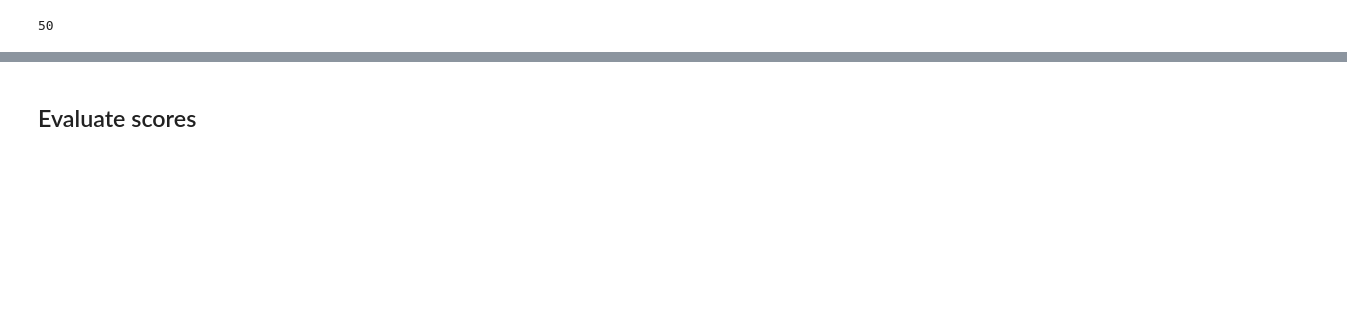
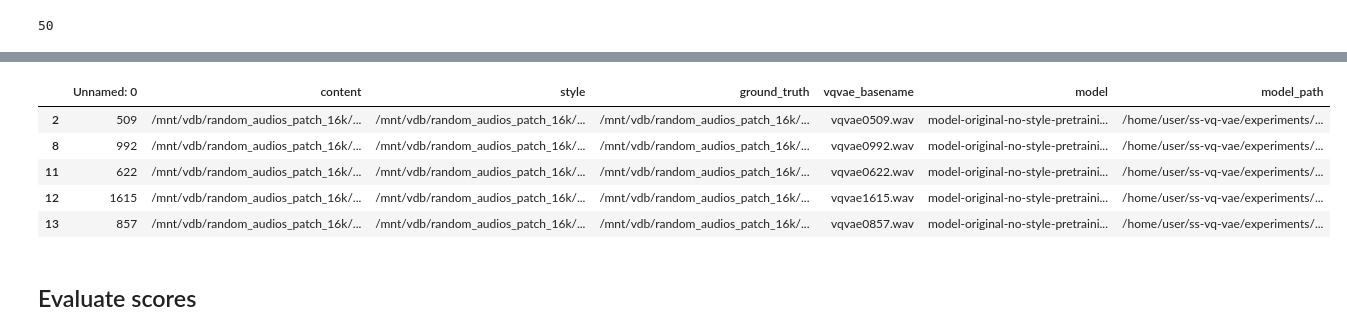
Before and after one commit to wojtekk23/ss-vq-vae, a Jupyter notebook: experiments/MOS Calculation.ipynb, the cells around one changed output, grey strips where cells are left out. Cells and saved outputs as stored; diff of their text form; code cells hidden in the pictures; blank space fills up the shorter version.

```diff
--- a/experiments/MOS Calculation.ipynb
+++ b/experiments/MOS Calculation.ipynb
@@ -61,0 +70,15 @@ expanded_test_set = pd.DataFrame(new_rows).sample(frac=1)
+# %%
+MODELS = (
+    # 'model-leaky-relu-finetuned-style-pretraining-29-08-2024',
+    # 'model-leaky-relu-frozen-style-pretraining-01-09-2024',
+    # 'model-leaky-relu-no-style-pretraining-30-08-2024',
+    # 'model-original-finetuned-style-pretraining-22-11-2023',
+    # 'model-original-frozen-style-pretraining-21-11-2023',
+    # 'model-original-no-style-pretraining-19-11-2023',
+    'model-original-no-style-pretraining-with-ssl-dataloader-07-09-2024',
+)
+
+MODELS_PATHS = {model: os.path.join('/home/user/ss-vq-vae/experiments', model, 'outputs', model) for model in MODELS}
+# %%
+old_expanded_test_set = pd.read_csv('mos_scores/expanded_test_set.csv')
+old_expanded_test_set.head()
@@ -61,0 +92,28 @@ expanded_test_set = pd.DataFrame(new_rows).sample(frac=1)
+# %%
+def replace_using_map(input_string, replace_map):
+    for key, value in replace_map.items():
+        input_string = input_string.replace(key, value)
+    return input_string
+
+OLD_TO_NEW_MODELS_DICT = {
+    'model-original-no-style-pretraining-19-11-2023': 'model-original-no-style-pretraining-with-ssl-dataloader-07-09-2024',
+    # 'model-leaky-relu-frozen-style-pretraining-15-11-2023': 'model-leaky-relu-frozen-style-pretraining-01-09-2024',
+    # 'model-leaky-relu-no-style-pretraining-13-11-2023': 'model-leaky-relu-no-style-pretraining-30-08-2024',
+}
+
+new_expanded_test_set = old_expanded_test_set
+new_expanded_test_set['model_path'] = old_expanded_test_set['model_path'].apply(lambda x: replace_using_map(x, OLD_TO_NEW_MODELS_DICT))
+new_expanded_test_set['model_path'] = old_expanded_test_set['model_path'].apply(lambda x: x.replace('/home/wojtekk23/Muzyka/magisterka_test', '/home/user/ss-vq-vae/experiments/outputs'))
+new_expanded_test_set['model'] = old_expanded_test_set['model'].apply(lambda x: replace_using_map(x, OLD_TO_NEW_MODELS_DICT))
+new_expanded_test_set['ground_truth'] = old_expanded_test_set['ground_truth'].apply(lambda x: x.replace('/home/wojtekk23/Muzyka/magisterka_test/test_set_ground_audios/', TEST_SET_GROUND_AUDIOS))
+
+new_expanded_test_set = new_expanded_test_set[new_expanded_test_set['model'].isin(MODELS)]
+# %%
+new_expanded_test_set.head()
+# %% [output]
+|  | Unnamed: 0 | content | style | ground_truth | vqvae_basename | model | model_path |
+| 2 | 509 | /mnt/vdb/random_audios_patch_16k/... | /mnt/vdb/random_audios_patch_16k/... | /mnt/vdb/random_audios_patch_16k/... | vqvae0509.wav | model-original-no-style-pretraini... | /home/user/ss-vq-vae/experiments/... |
+| 8 | 992 | /mnt/vdb/random_audios_patch_16k/... | /mnt/vdb/random_audios_patch_16k/... | /mnt/vdb/random_audios_patch_16k/... | vqvae0992.wav | model-original-no-style-pretraini... | /home/user/ss-vq-vae/experiments/... |
+| 11 | 622 | /mnt/vdb/random_audios_patch_16k/... | /mnt/vdb/random_audios_patch_16k/... | /mnt/vdb/random_audios_patch_16k/... | vqvae0622.wav | model-original-no-style-pretraini... | /home/user/ss-vq-vae/experiments/... |
+| 12 | 1615 | /mnt/vdb/random_audios_patch_16k/... | /mnt/vdb/random_audios_patch_16k/... | /mnt/vdb/random_audios_patch_16k/... | vqvae1615.wav | model-original-no-style-pretraini... | /home/user/ss-vq-vae/experiments/... |
+| 13 | 857 | /mnt/vdb/random_audios_patch_16k/... | /mnt/vdb/random_audios_patch_16k/... | /mnt/vdb/random_audios_patch_16k/... | vqvae0857.wav | model-original-no-style-pretraini... | /home/user/ss-vq-vae/experiments/... |
```
Also changed, not shown: parts of 15 cells of this notebook, 26 other files.
